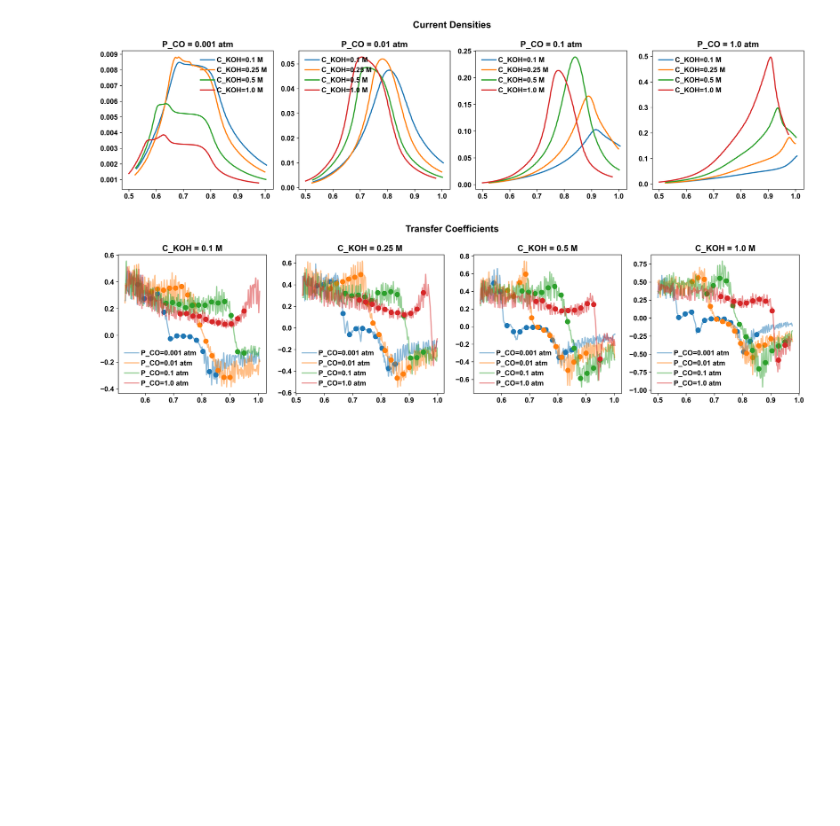
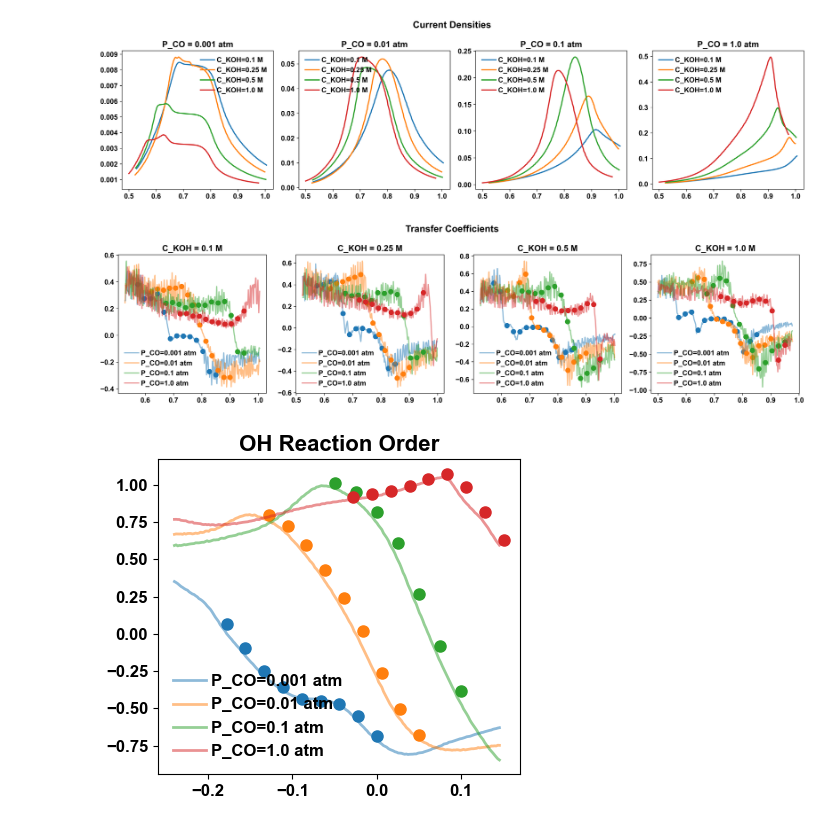
Before and after one commit to awasthivarun/MKM, a Jupyter notebook: CO_oxidation/preprocessing.ipynb, the cells around one changed output. Drawn from its saved outputs; the diff is of its cells as text; code cells hidden in the pictures; blank space fills up the shorter version.

```diff
--- a/CO_oxidation/preprocessing.ipynb
+++ b/CO_oxidation/preprocessing.ipynb
@@ -144,0 +168,15 @@ for condition in experiments:
+# %%
+# Plotting delta_OH
+
+fig = plt.figure(figsize=(4.5, 4), dpi=100)
+plt.title('OH Reaction Order', fontsize=16, fontweight='bold')
+for i, P_CO in enumerate(P_CO_list):
+    delta_OH = experiments_interp[(C_KOH_list[1], P_CO)]['delta_OH'] # Arbitrary C_KOH
+    line, = plt.plot(E_interp_SHE, delta_OH, label=f'P_CO={P_CO} atm', alpha=0.5)
+    E_todd = delta_OH_todd[(P_CO)]['E_SHE']
+    delta_OH_todd_val = delta_OH_todd[(P_CO)]['delta_OH']
+    plt.plot(E_todd, delta_OH_todd_val, 'o', markersize=8, color=line.get_color())
+    plt.legend(loc='lower left')
+plt.tight_layout()
+# %% [output]
+[figure, added]
```
Also changed, not shown: parts of 3 cells of this notebook, 3 other files.
